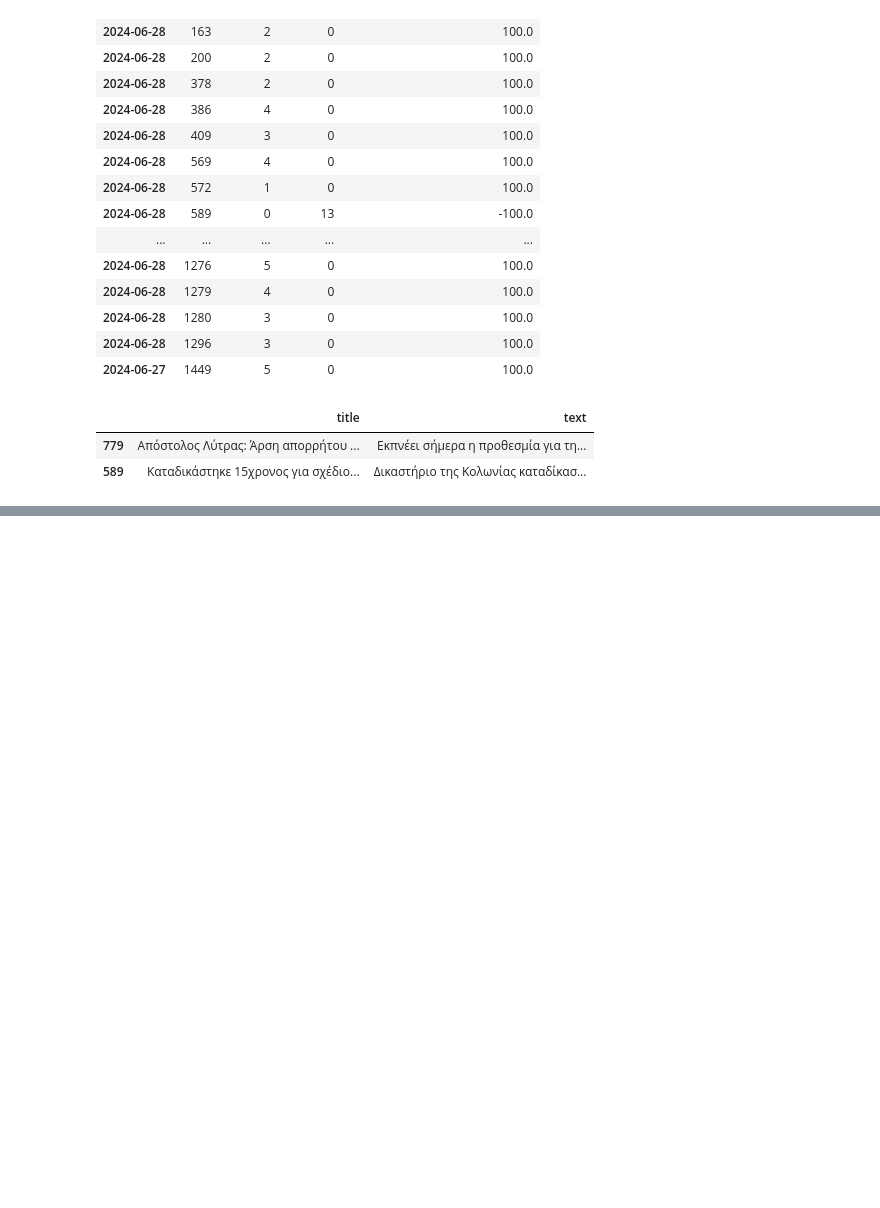
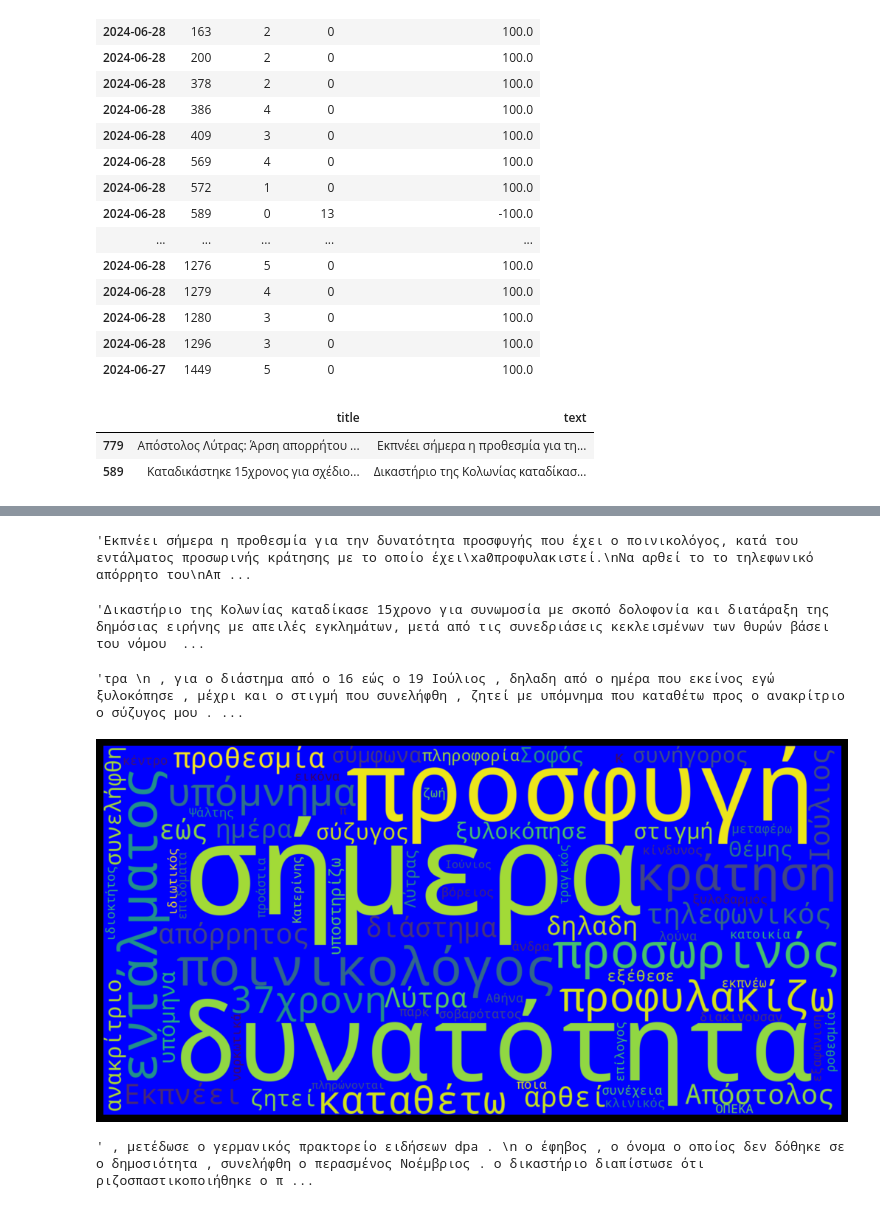
Before and after one commit to Kremmydasalexandros/datastories_for_emme, a Jupyter notebook: ΓΥΝΑΙΚΟΚΤΟΝΙΑ_11.ipynb, the cells around one changed output, grey strips where cells are left out. Drawn from its saved outputs; the diff is of its cells as text; code cells hidden in the pictures; blank space fills up the shorter version.

```diff
--- a/ΓΥΝΑΙΚΟΚΤΟΝΙΑ_11.ipynb
+++ b/ΓΥΝΑΙΚΟΚΤΟΝΙΑ_11.ipynb
@@ -479,0 +533,5 @@ full_articles_df.loc[[779 ,589], ['title', 'text']]
+# %%
+doc = nlp(full_articles_df['text'][1])
+# %%
+for token in doc:
+    print(token, token.lemma_)
@@ -479,0 +564,33 @@ full_articles_df.loc[[779 ,589], ['title', 'text']]
+# %%
+text1
+# %% [output]
+'Εκπνέει σήμερα η προθεσμία για την δυνατότητα προσφυγής που έχει ο ποινικολόγος, κατά του εντάλματος προσωρινής κράτησης με το οποίο έχει\xa0προφυλακιστεί.\nΝα αρθεί το το τηλεφωνικό απόρρητο του\nΑπ ...
+# %%
+text2
+# %% [output]
+'Δικαστήριο της Κολωνίας καταδίκασε 15χρονο για συνωμοσία με σκοπό δολοφονία και διατάραξη της δημόσιας ειρήνης με απειλές εγκλημάτων, μετά από τις συνεδριάσεις κεκλεισμένων των θυρών βάσει του νόμου  ...
+# %%
+full_doc = nlp(text1)
+# %%
+clear_text1 = ' '.join(token.lemma_ for token in full_doc)
+# %%
+clear_text1[200:400]
+# %% [output]
+'τρα \n , για ο διάστημα από ο 16 εώς ο 19 Ιούλιος , δηλαδη από ο ημέρα που εκείνος εγώ ξυλοκόπησε , μέχρι και ο στιγμή που συνελήφθη , ζητεί με υπόμνημα που καταθέτω προς ο ανακρίτριο ο σύζυγος μου . ...
+# %%
+wordcloud = WordCloud(
+    stopwords = nlp.Defaults.stop_words,
+    width = 2000,
+    height = 1000,
+    background_color = 'blue'
+ ).generate(clear_text1)
+fig = plt.figure(
+    figsize = (10, 8),
+    facecolor = 'k',
+    edgecolor = 'k')
+plt.imshow(wordcloud, interpolation = 'bilinear')
+plt.axis('off')
+plt.tight_layout(pad=0)
+plt.show()
+# %% [output]
+[figure, added]
@@ -479,0 +601,4 @@ full_articles_df.loc[[779 ,589], ['title', 'text']]
+# %%
+clear_text2[200:400]
+# %% [output]
+' , μετέδωσε ο γερμανικός πρακτορείο ειδήσεων dpa . \n ο έφηβος , ο όνομα ο οποίος δεν δόθηκε σε ο δημοσιότητα , συνελήφθη ο περασμένος Νοέμβριος . ο δικαστήριο διαπίστωσε ότι ριζοσπαστικοποιήθηκε ο π ...
```
Also changed, not shown: parts of 11 cells of this notebook.
